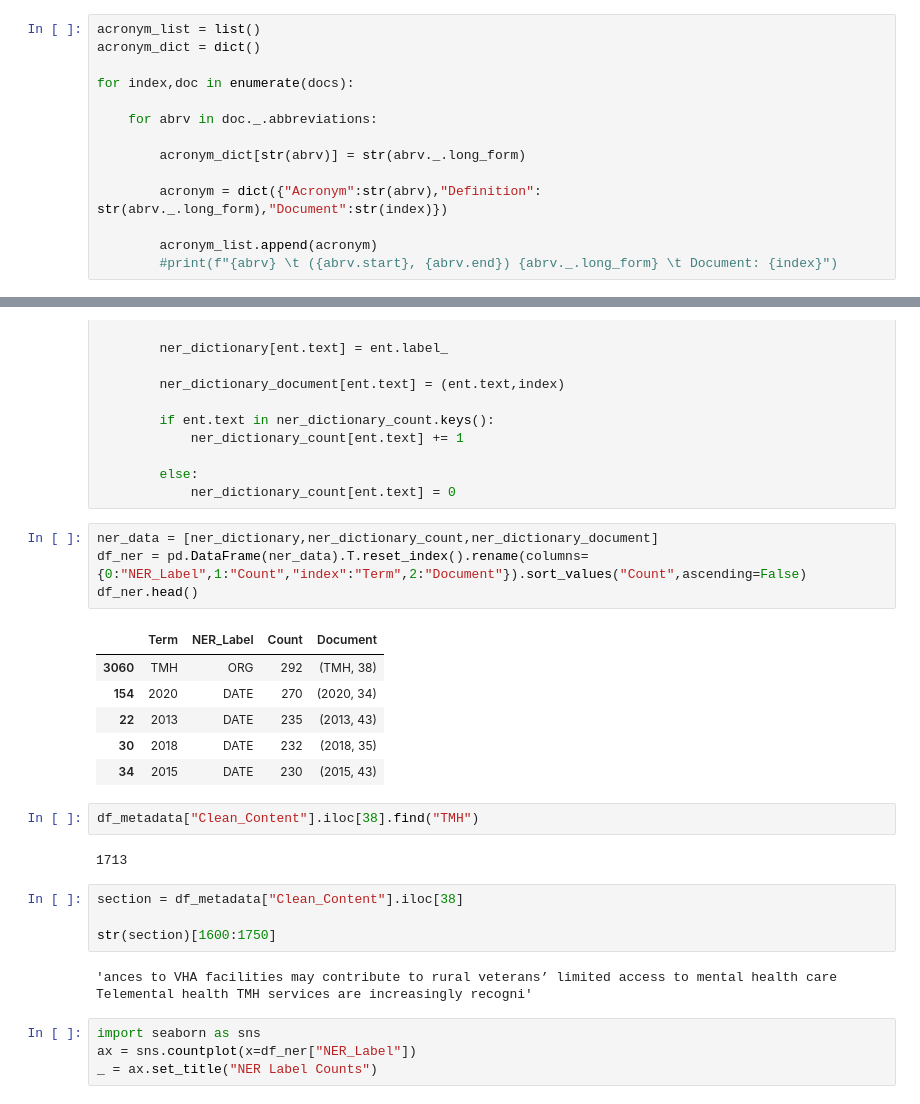
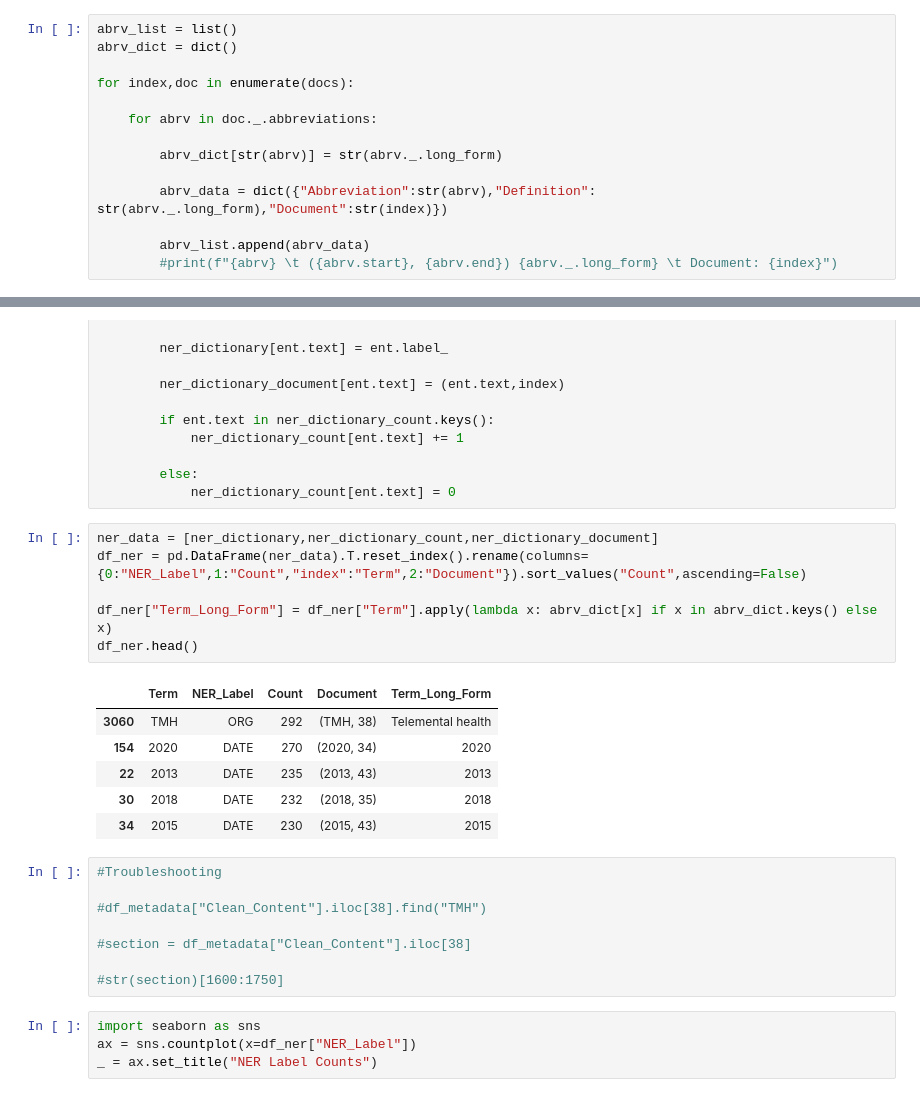
Before and after one commit to VintageGold/Text_Summarization, a Jupyter notebook: EDA.ipynb, the cells around one changed output, grey strips where cells are left out. Saved outputs shown, nothing was run; the diff lists cells and outputs as text.

```diff
--- a/EDA.ipynb
+++ b/EDA.ipynb
@@ -166,17 +167,17 @@ corpus = df_metadata["Content"]
 
 docs = list(nlp.pipe(corpus))
 # %%
-acronym_list = list()
-acronym_dict = dict()
+abrv_list = list()
+abrv_dict = dict()
 
 for index,doc in enumerate(docs):
 
     for abrv in doc._.abbreviations:
 
-        acronym_dict[str(abrv)] = str(abrv._.long_form)
+        abrv_dict[str(abrv)] = str(abrv._.long_form)
 
-        acronym = dict({"Acronym":str(abrv),"Definition": str(abrv._.long_form),"Document":str(index)})
+        abrv_data = dict({"Abbreviation":str(abrv),"Definition": str(abrv._.long_form),"Document":str(index)})
 
-        acronym_list.append(acronym)
+        abrv_list.append(abrv_data)
         #print(f"{abrv} \t ({abrv.start}, {abrv.end}) {abrv._.long_form} \t Document: {index}")
 # %%
@@ -302,24 +291,24 @@ for index, doc in enumerate(docs):
 # %%
 ner_data = [ner_dictionary,ner_dictionary_count,ner_dictionary_document]
 df_ner = pd.DataFrame(ner_data).T.reset_index().rename(columns={0:"NER_Label",1:"Count","index":"Term",2:"Document"}).sort_values("Count",ascending=False)
+
+df_ner["Term_Long_Form"] = df_ner["Term"].apply(lambda x: abrv_dict[x] if x in abrv_dict.keys() else x)
 df_ner.head()
 # %% [output]
-|  | Term | NER_Label | Count | Document |
-| 3060 | TMH | ORG | 292 | (TMH, 38) |
-| 154 | 2020 | DATE | 270 | (2020, 34) |
-| 22 | 2013 | DATE | 235 | (2013, 43) |
-| 30 | 2018 | DATE | 232 | (2018, 35) |
-| 34 | 2015 | DATE | 230 | (2015, 43) |
+|  | Term | NER_Label | Count | Document | Term_Long_Form |
+| 3060 | TMH | ORG | 292 | (TMH, 38) | Telemental health |
+| 154 | 2020 | DATE | 270 | (2020, 34) | 2020 |
+| 22 | 2013 | DATE | 235 | (2013, 43) | 2013 |
+| 30 | 2018 | DATE | 232 | (2018, 35) | 2018 |
+| 34 | 2015 | DATE | 230 | (2015, 43) | 2015 |
-# %%
-df_metadata["Clean_Content"].iloc[38].find("TMH")
-# %% [output]
-1713
 # %%
-section = df_metadata["Clean_Content"].iloc[38]
+#Troubleshooting
 
-str(section)[1600:1750]
+#df_metadata["Clean_Content"].iloc[38].find("TMH")
+
+#section = df_metadata["Clean_Content"].iloc[38]
+
+#str(section)[1600:1750]
-# %% [output]
-'ances to VHA facilities may contribute to rural veterans’ limited access to mental health care Telemental health TMH services are increasingly recogni'
 # %%
 import seaborn as sns
 ax = sns.countplot(x=df_ner["NER_Label"])
```
Also changed, not shown: parts of 16 cells of this notebook.
